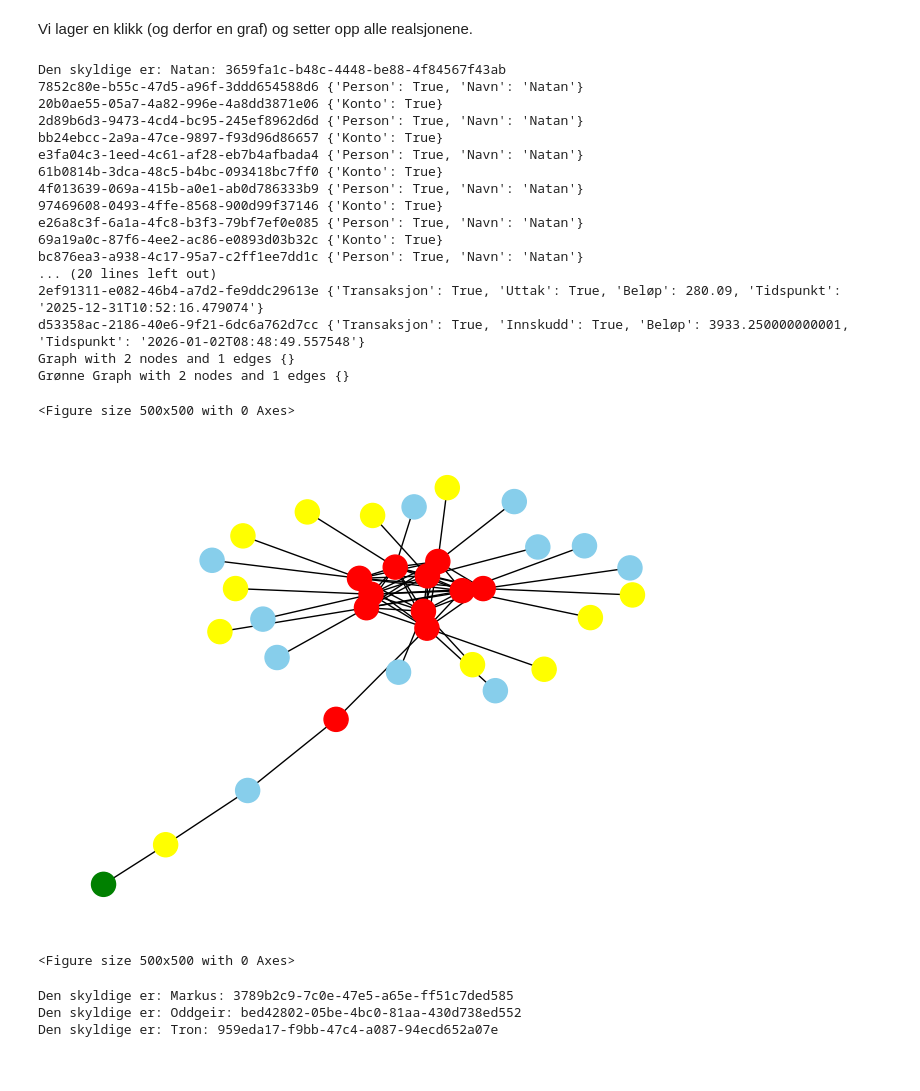
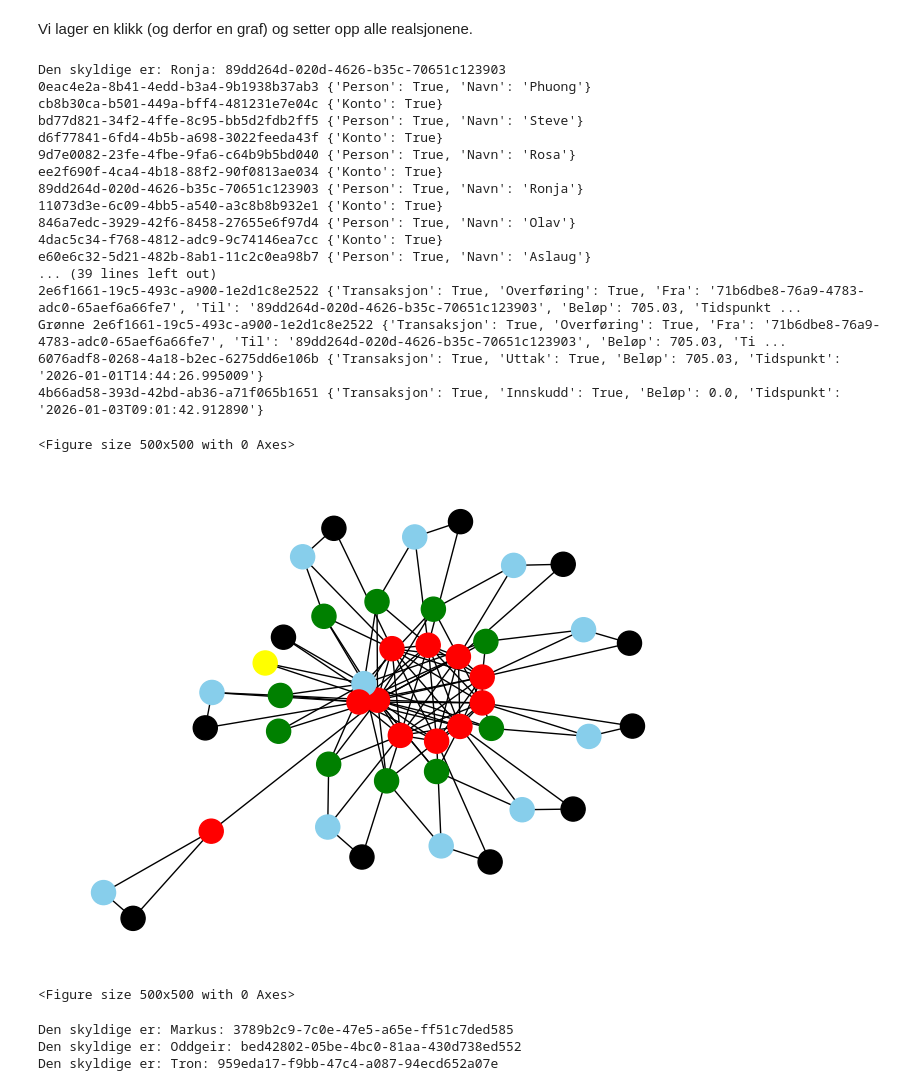
Before and after one commit to Tage-Politi/grafdag-2026, a Jupyter notebook: økonomisk.ipynb, the cells around one changed output. Cells and saved outputs as stored; diff of their text form; code cells hidden in the pictures.

```diff
--- a/økonomisk.ipynb
+++ b/økonomisk.ipynb
@@ -114,39 +216,33 @@ def lag_money_mule(antall_personer, total_beløp):
 
     # Legg til en bakmann med konto
     bakmann, bak_uid, bak_kto = lag_person_konto("Bakmann")
-
     personer = nx.compose(personer, bakmann)
     # M kjenner bakmannen
     personer.add_edge(M, bak_uid, Kjenner=True)
 
+    # Alle setter inn penger og sender dem til M
     bak_beløp = 0 # Totalt beløp tatt ut
     for person in folk:
+        # Unntatt M, hen gjør noe annet
+        if personer == M:
+            continue
+        #
         transId = str(uuid.uuid4())
         beløp = round(total_beløp * random.random(), 2)
         tidspunkt = datetime.now() + timedelta(hours=vindu_uttak * random.random())
-        personer.add_node(transId,
-                   Transaksjon = True,
-                   Uttak = True,
-                   Beløp=beløp,
-                   Tidspunkt = tidspunkt.isoformat())
-        bak_beløp += beløp
-        personer.add_edge(transId, person, Transaksjon=True)
-        # Vi tok vare på kontoen
-        personer.add_edge(person, konti[person], transaksjon=True)
-        #
-    # for person
+        t = person_innskudd(personer, person, beløp, tidspunkt)
+        t = lag_overføring_konti(personer, person, M, beløp, tidspunkt)
+    #
 
-    # Bakmannen setter inn pengene, minus ca 25% neste dag
-    id = str(uuid.uuid4())
+    # M tar ut pengene
+    tidspunkt = datetime.now() + timedelta(hours=vindu_uttak * random.random())
+    t = person_uttak(personer, M, beløp, tidspunkt)
+
+    # M fraker pengene til bakmannen, som setter dem inn
+    # M får bonus
+
     tidspunkt = datetime.now() + timedelta(days=når_skjer_innskuddet)
-    personer.add_node(id,
-               Transaksjon = True,
-               Innskudd = True,
-               Beløp = bak_beløp - round(bak_beløp * random.random() * 0.25, 2),
-               Tidspunkt = tidspunkt.isoformat())
-    personer.add_edge(id, bakmann, Transaksjon=True)
-    personer.add_edge(id, bak_kto, Transaksjon=True)
-
+    t = person_innskudd(personer, bak_uid, bak_beløp - round(bak_beløp * random.random() * 0.25, 2), tidspunkt)
     return personer
 #fed
 # %%
@@ -154,52 +250,54 @@ def lag_money_mule(antall_personer, total_beløp):
 # Lag og se
 
 #
 #
 MM = lag_money_mule(10, 1000)
 #
 #
 
 
 # Fjern identifikatorene
 #G = nx.convert_node_labels_to_integers(G)
 # Tegne
 node_farge = []
 for n,d in MM.nodes(data=True):
     print(n, d)
     if "Person" in d:
         node_farge += ["red"]
     elif "Konto" in d:
         node_farge += ["skyblue"]
-    elif "Transaksjon" in d:
+    elif "Uttak" in d:
         node_farge += ["yellow"]
+    elif "Innskudd" in d:
+        node_farge += ["black"]
     else:
         print("Grønne", n, d)
         node_farge += ["green"]
     #
 #
 pos = nx.spring_layout(MM, seed=42)  # Be nodene spre seg utover så godt de kan
 nx.draw(MM, with_labels=False, node_color=node_farge, node_size=300)
 plt.figure(figsize=(5,5))
 # %% [output]
-Den skyldige er: Natan: 3659fa1c-b48c-4448-be88-4f84567f43ab
-7852c80e-b55c-47d5-a96f-3ddd654588d6 {'Person': True, 'Navn': 'Natan'}
-20b0ae55-05a7-4a82-996e-4a8dd3871e06 {'Konto': True}
-2d89b6d3-9473-4cd4-bc95-245ef8962d6d {'Person': True, 'Navn': 'Natan'}
-bb24ebcc-2a9a-47ce-9897-f93d96d86657 {'Konto': True}
-e3fa04c3-1eed-4c61-af28-eb7b4afbada4 {'Person': True, 'Navn': 'Natan'}
-61b0814b-3dca-48c5-b4bc-093418bc7ff0 {'Konto': True}
-4f013639-069a-415b-a0e1-ab0d786333b9 {'Person': True, 'Navn': 'Natan'}
-97469608-0493-4ffe-8568-900d99f37146 {'Konto': True}
-e26a8c3f-6a1a-4fc8-b3f3-79bf7ef0e085 {'Person': True, 'Navn': 'Natan'}
-69a19a0c-87f6-4ee2-ac86-e0893d03b32c {'Konto': True}
-bc876ea3-a938-4c17-95a7-c2ff1ee7dd1c {'Person': True, 'Navn': 'Natan'}
-... (20 lines left out)
-2ef91311-e082-46b4-a7d2-fe9ddc29613e {'Transaksjon': True, 'Uttak': True, 'Beløp': 280.09, 'Tidspunkt': '2025-12-31T10:52:16.479074'}
-d53358ac-2186-40e6-9f21-6dc6a762d7cc {'Transaksjon': True, 'Innskudd': True, 'Beløp': 3933.250000000001, 'Tidspunkt': '2026-01-02T08:48:49.557548'}
-Graph with 2 nodes and 1 edges {}
-Grønne Graph with 2 nodes and 1 edges {}
+Den skyldige er: Ronja: 89dd264d-020d-4626-b35c-70651c123903
+0eac4e2a-8b41-4edd-b3a4-9b1938b37ab3 {'Person': True, 'Navn': 'Phuong'}
+cb8b30ca-b501-449a-bff4-481231e7e04c {'Konto': True}
+bd77d821-34f2-4ffe-8c95-bb5d2fdb2ff5 {'Person': True, 'Navn': 'Steve'}
+d6f77841-6fd4-4b5b-a698-3022feeda43f {'Konto': True}
+9d7e0082-23fe-4fbe-9fa6-c64b9b5bd040 {'Person': True, 'Navn': 'Rosa'}
+ee2f690f-4ca4-4b18-88f2-90f0813ae034 {'Konto': True}
+89dd264d-020d-4626-b35c-70651c123903 {'Person': True, 'Navn': 'Ronja'}
+11073d3e-6c09-4bb5-a540-a3c8b8b932e1 {'Konto': True}
+846a7edc-3929-42f6-8458-27655e6f97d4 {'Person': True, 'Navn': 'Olav'}
+4dac5c34-f768-4812-adc9-9c74146ea7cc {'Konto': True}
+e60e6c32-5d21-482b-8ab1-11c2c0ea98b7 {'Person': True, 'Navn': 'Aslaug'}
+... (39 lines left out)
+2e6f1661-19c5-493c-a900-1e2d1c8e2522 {'Transaksjon': True, 'Overføring': True, 'Fra': '71b6dbe8-76a9-4783-adc0-65aef6a66fe7', 'Til': '89dd264d-020d-4626-b35c-70651c123903', 'Beløp': 705.03, 'Tidspunkt ...
+Grønne 2e6f1661-19c5-493c-a900-1e2d1c8e2522 {'Transaksjon': True, 'Overføring': True, 'Fra': '71b6dbe8-76a9-4783-adc0-65aef6a66fe7', 'Til': '89dd264d-020d-4626-b35c-70651c123903', 'Beløp': 705.03, 'Ti ...
+6076adf8-0268-4a18-b2ec-6275dd6e106b {'Transaksjon': True, 'Uttak': True, 'Beløp': 705.03, 'Tidspunkt': '2026-01-01T14:44:26.995009'}
+4b66ad58-393d-42bd-ab36-a71f065b1651 {'Transaksjon': True, 'Innskudd': True, 'Beløp': 0.0, 'Tidspunkt': '2026-01-03T09:01:42.912890'}
 <Figure size 500x500 with 0 Axes>
-[figure, old version]
+[figure, new version]
 <Figure size 500x500 with 0 Axes>
 # %%
 #
```
Also changed, not shown: parts of 5 cells of this notebook.
